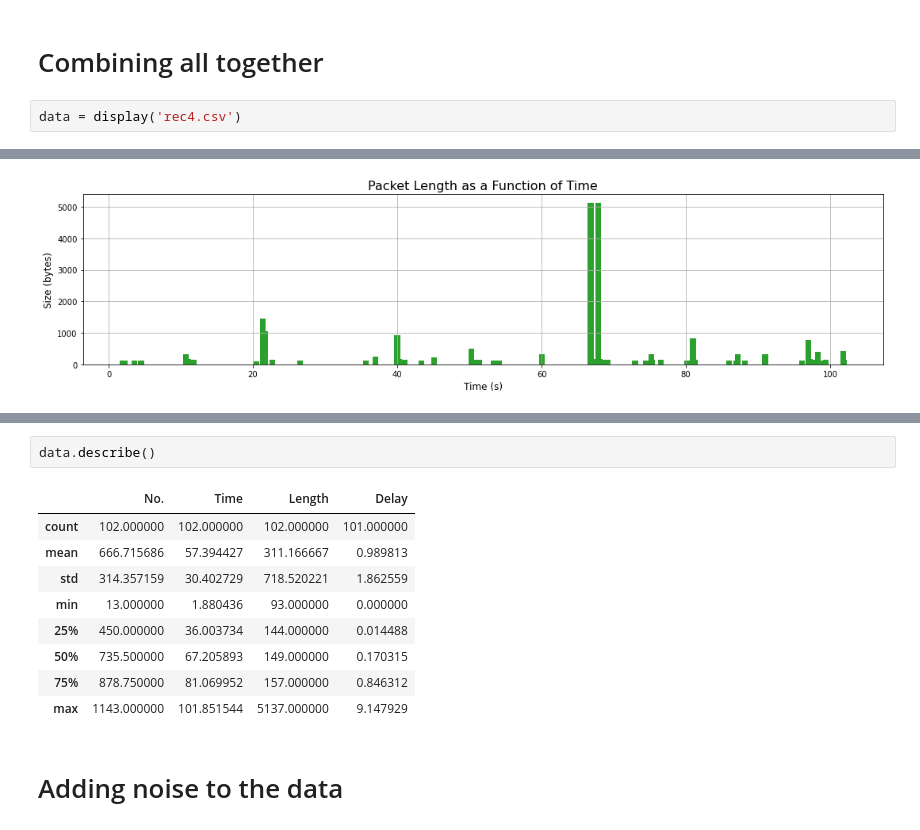
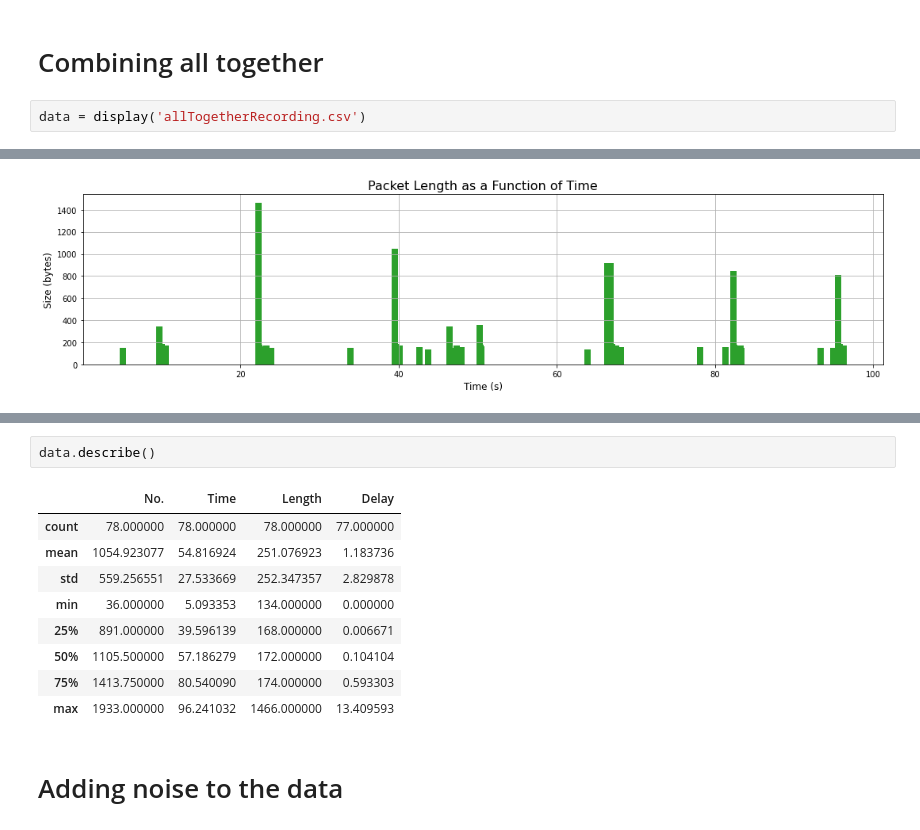
Before and after one commit to MayaHayat/NetworkingFinalProject, a Jupyter notebook: src/Networks_Assignment.ipynb, the cells around one changed output, grey strips where cells are left out. Drawn from its saved outputs; the diff is of its cells as text.

```diff
--- a/src/Networks_Assignment.ipynb
+++ b/src/Networks_Assignment.ipynb
@@ -186,5 +186,5 @@ data.describe()
 # %% [markdown]
 # Combining all together
 # %%
-data = display('rec4.csv')
+data = display('allTogetherRecording.csv')
 # %% [output]
@@ -193 +193 @@ data = display('rec4.csv')
-[figure, old version]
+[figure, new version]
@@ -198,14 +198,14 @@ data = display('rec4.csv')
 data.describe()
 # %% [output]
 |  | No. | Time | Length | Delay |
-| count | 102.000000 | 102.000000 | 102.000000 | 101.000000 |
-| mean | 666.715686 | 57.394427 | 311.166667 | 0.989813 |
-| std | 314.357159 | 30.402729 | 718.520221 | 1.862559 |
-| min | 13.000000 | 1.880436 | 93.000000 | 0.000000 |
-| 25% | 450.000000 | 36.003734 | 144.000000 | 0.014488 |
-| 50% | 735.500000 | 67.205893 | 149.000000 | 0.170315 |
-| 75% | 878.750000 | 81.069952 | 157.000000 | 0.846312 |
-| max | 1143.000000 | 101.851544 | 5137.000000 | 9.147929 |
+| count | 78.000000 | 78.000000 | 78.000000 | 77.000000 |
+| mean | 1054.923077 | 54.816924 | 251.076923 | 1.183736 |
+| std | 559.256551 | 27.533669 | 252.347357 | 2.829878 |
+| min | 36.000000 | 5.093353 | 134.000000 | 0.000000 |
+| 25% | 891.000000 | 39.596139 | 168.000000 | 0.006671 |
+| 50% | 1105.500000 | 57.186279 | 172.000000 | 0.104104 |
+| 75% | 1413.750000 | 80.540090 | 174.000000 | 0.593303 |
+| max | 1933.000000 | 96.241032 | 1466.000000 | 13.409593 |
 # %% [markdown]
 # Adding noise to the data
 # %%
```
Also changed, not shown: parts of 18 cells of this notebook.
